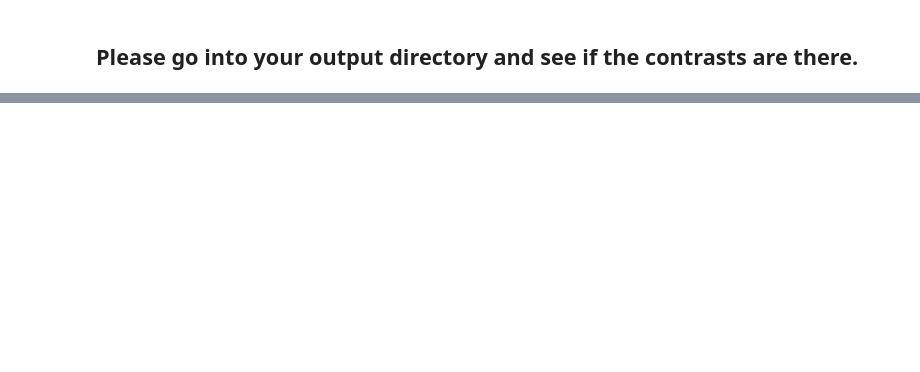
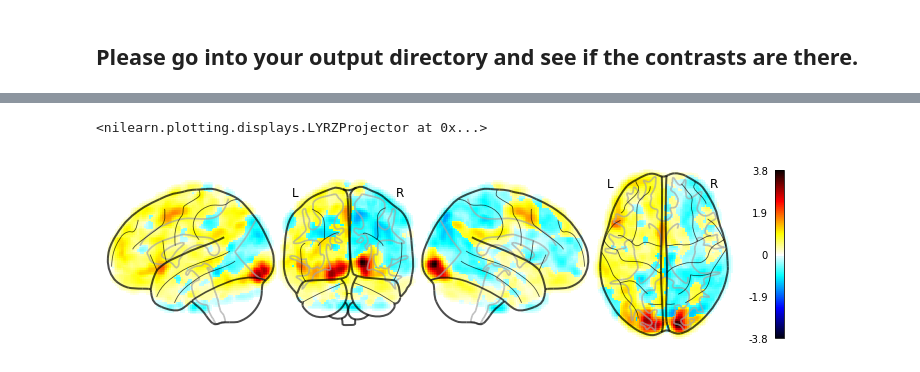
Before and after one commit to mtnhuck/psych60_jhub, a Jupyter notebook: ClassData/ClassProject1stLevelModeling_AllSubjects.ipynb, the cells around one changed output, grey strips where cells are left out. Drawn from its saved outputs; the diff is of its cells as text; code cells hidden in the pictures; blank space fills up the shorter version.

```diff
--- a/ClassData/ClassProject1stLevelModeling_AllSubjects.ipynb
+++ b/ClassData/ClassProject1stLevelModeling_AllSubjects.ipynb
@@ -598,6 +558,7 @@ for i in range(len(subjects)):
                                   fcon_file = modelgen_results.outputs.fcon_file,
                                   autocorr_noestimate = True)
         filmgls_results.outputs
+        copes[subjects[i]] = list(filmgls_results.outputs.copes)
         #add section here to rename stat files
         for index,t_map in enumerate(filmgls_results.outputs.zstats):
                 source=t_map
@@ -628,0 +591,10 @@ We will do subject and group level analyses with a different notebook
+# %%
+smooth_copes = []
+for k,v in copes.items():
+    smooth_cope = nilearn.image.smooth_img(v[3], 8)
+    smooth_copes.append(smooth_cope)
+    nilearn.plotting.plot_glass_brain(smooth_cope,
+                                      display_mode='lyrz',
+                                      colorbar=True,
+                                      plot_abs=False,
+                                      vmax=30)
@@ -628,0 +611,8 @@ We will do subject and group level analyses with a different notebook
+# %%
+nilearn.plotting.plot_glass_brain(nilearn.image.mean_img(smooth_copes),
+                                  display_mode='lyrz',
+                                  colorbar=True,
+                                  plot_abs=False)
+# %% [output]
+<nilearn.plotting.displays.LYRZProjector at 0x...>
+[figure, added]
```
Also changed, not shown: parts of 29 cells of this notebook.
